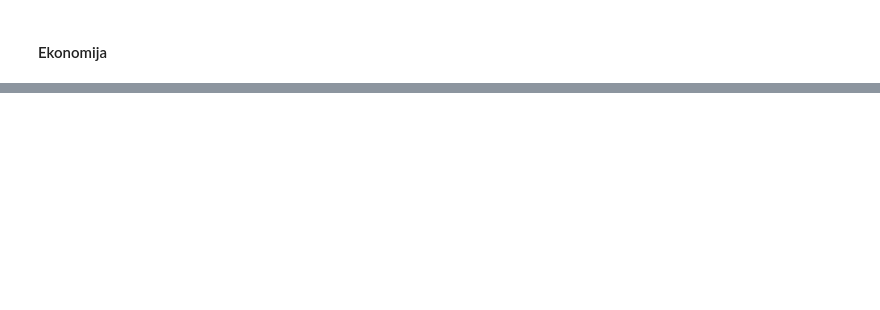
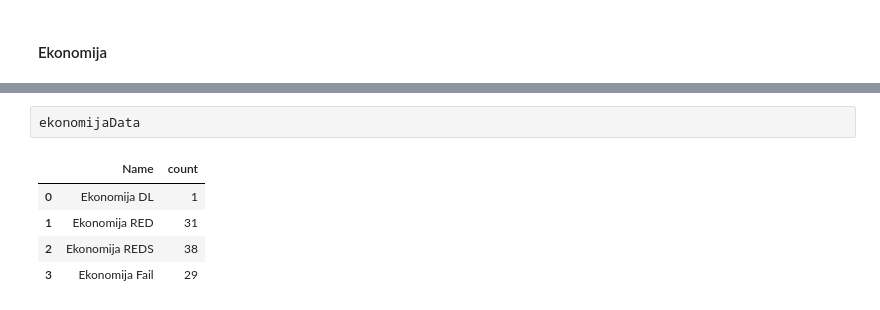
Before and after one commit to WorldWideWest/logisticRegressionSEBS, a Jupyter notebook: visualisation.ipynb, the cells around one changed output, grey strips where cells are left out. Drawn from its saved outputs; the diff is of its cells as text; blank space fills up the shorter version.

```diff
--- a/visualisation.ipynb
+++ b/visualisation.ipynb
@@ -30,0 +60,8 @@ plt.bar(data[])
+# %%
+ekonomijaData
+# %% [output]
+|  | Name | count |
+| 0 | Ekonomija DL | 1 |
+| 1 | Ekonomija RED | 31 |
+| 2 | Ekonomija REDS | 38 |
+| 3 | Ekonomija Fail | 29 |
```
Also changed, not shown: parts of 7 cells of this notebook, 5 other files.
